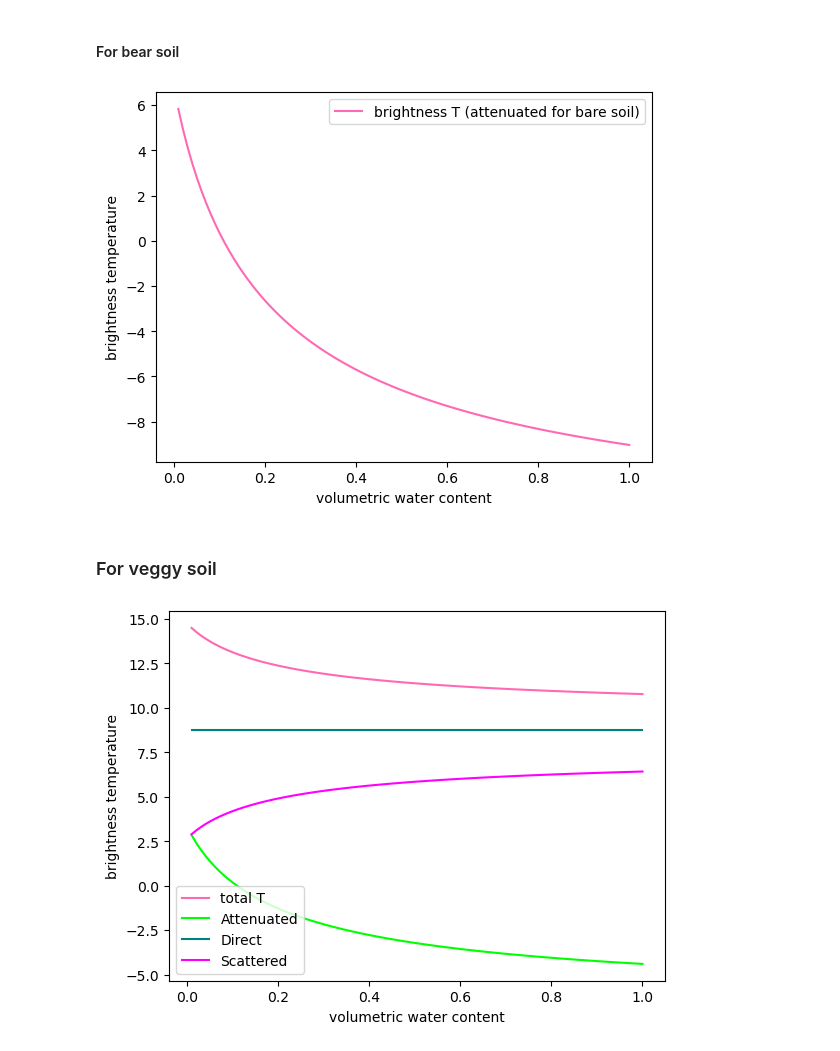
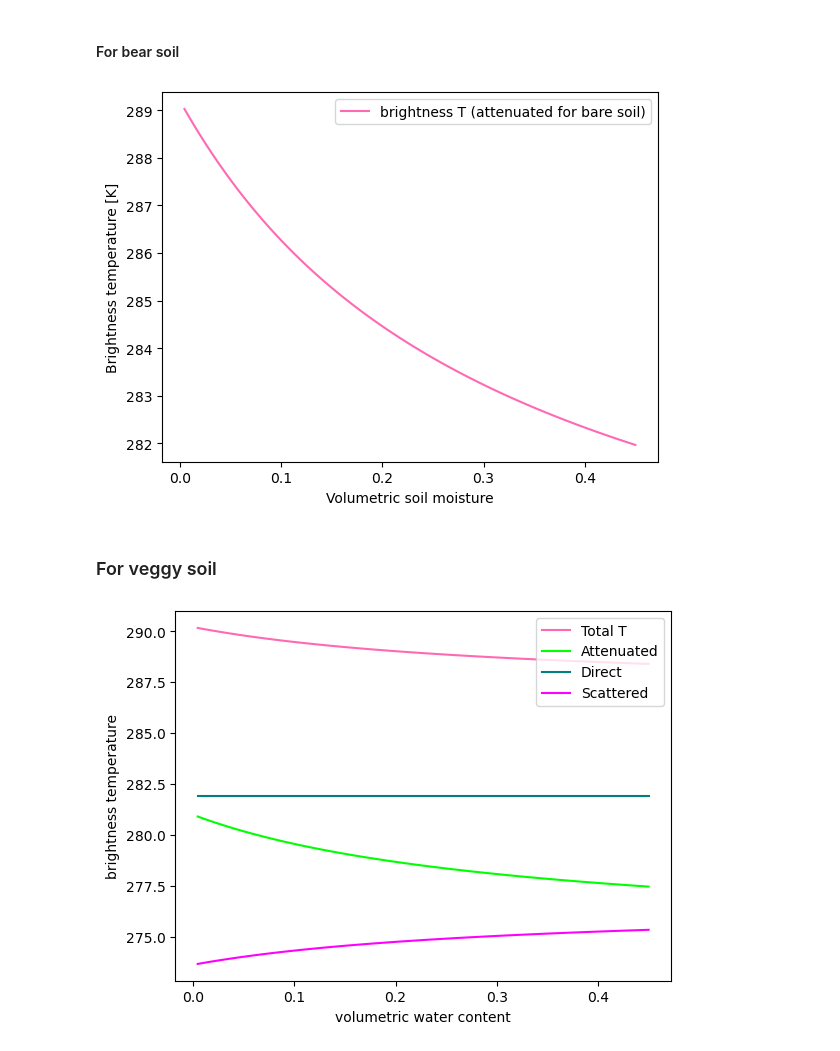
Before and after one commit to debnovalina/PPESO-Practical, a Jupyter notebook: microwave.ipynb, the cells around one changed output. Drawn from its saved outputs; the diff is of its cells as text; code cells hidden in the pictures.

```diff
--- a/microwave.ipynb
+++ b/microwave.ipynb
@@ -145,7 +145,7 @@ def emissivity_hh_smooth (theta, T,frq,mv,S,C):
     return emissivity_smooth
 # %%
 # Plot the results
-mv=np.linspace(0,1,100)[1:]
+mv=np.linspace(0,0.45,100)[1:]
 incident_angle=np.radians(40)
 smooth_vv = emmisivity_vv_smooth(incident_angle,T,frequencies[0],mv,sand_frac,clay_frac)
 smooth_hh = emissivity_hh_smooth(incident_angle,T,frequencies[0],mv,sand_frac,clay_frac)
@@ -169,7 +169,7 @@ def emmisivity_vv_rough (theta, T,frq,mv,S,C, h):
     real_e, imag_e = soil_dialectric(T,frq,mv,S,C)
     e=real_e-imag_e*1j
     R_vv = (e * np.cos(theta) - np.sqrt (e - np.sin(theta)**2)) / (e * np.cos(theta) + np.sqrt (e - np.sin(theta)**2))
-    rho_vv = np.abs (R_vv)*2
+    rho_vv = np.abs (R_vv)**2
     rho_vv_rough = rho_vv * np.exp (-h * np.cos(theta))
     emissivity_vv_rough = 1 - rho_vv_rough
     return emissivity_vv_rough
@@ -178,7 +178,7 @@ def emissivity_hh_rough (theta, T,frq,mv,S,C, h):
     real_e, imag_e = soil_dialectric(T,frq,mv,S,C)
     e=real_e-imag_e*1j
     R_hh = (np.cos(theta) - np.sqrt (e - np.sin(theta)**2)) / (np.cos(theta) + np.sqrt (e - np.sin(theta)**2))
-    rho_hh = np.abs (R_hh)*2
+    rho_hh = np.abs (R_hh)**2
     rho_hh_rough = rho_hh * np.exp (-h * np.cos(theta))
     emissivity_hh_rough = 1 - rho_hh_rough
     return emissivity_hh_rough
@@ -254,30 +254,30 @@ t1,t2,t3=compute_TB_p(rough_hh, Ts, gamma, single_scattering_albedo, Ts)
 bare_soil=t1+t2+t3
 
 plt.figure()
-plt.plot(mv,bare_soil,color='hotpink',label='brightness T (attenuated for bare soil)')
-plt.xlabel('volumetric water content')
-plt.ylabel('brightness temperature')
+plt.plot(mv,bare_soil+273.15,color='hotpink',label='brightness T (attenuated for bare soil)')
+plt.xlabel('Volumetric soil moisture')
+plt.ylabel('Brightness temperature [K]')
 plt.legend()
 plt.show()
 # %% [output]
-[figure, old version]
+[figure, new version]
 # %% [markdown]
 ### For veggy soil
 # %%
 gamma=gamma_opacity(b,5,incident_angle)
 
 t1,t2,t3=compute_TB_p(rough_hh, Ts, gamma, single_scattering_albedo, Ts)
 bare_soil=t1+t2+t3
 
 plt.figure()
-plt.plot(mv,bare_soil,color='hotpink',label='total T')
-plt.plot(mv,t1,color='lime',label='Attenuated')
-plt.plot(mv,t2+np.zeros(len(mv)),color='teal',label='Direct')
-plt.plot(mv,t3,color='magenta',label='Scattered')
+plt.plot(mv,bare_soil+273.15,color='hotpink',label='Total T')
+plt.plot(mv,t1+273.15,color='lime',label='Attenuated')
+plt.plot(mv,t2+np.zeros(len(mv))+273.15,color='teal',label='Direct')
+plt.plot(mv,t3+273.15,color='magenta',label='Scattered')
 
 plt.xlabel('volumetric water content')
 plt.ylabel('brightness temperature')
 plt.legend()
 plt.show()
 # %% [output]
-[figure, old version]
+[figure, new version]
```
Also changed, not shown: parts of 4 cells of this notebook.
